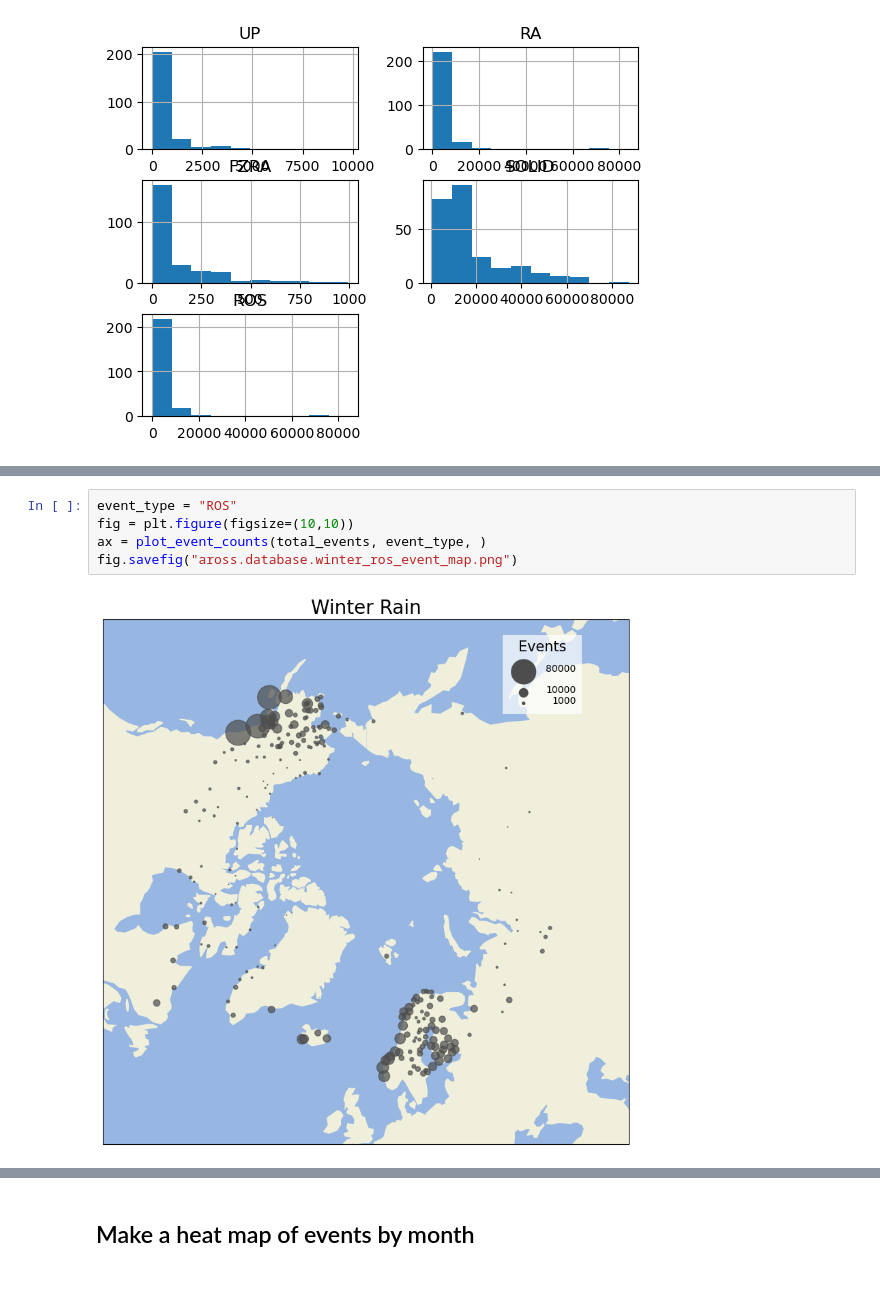
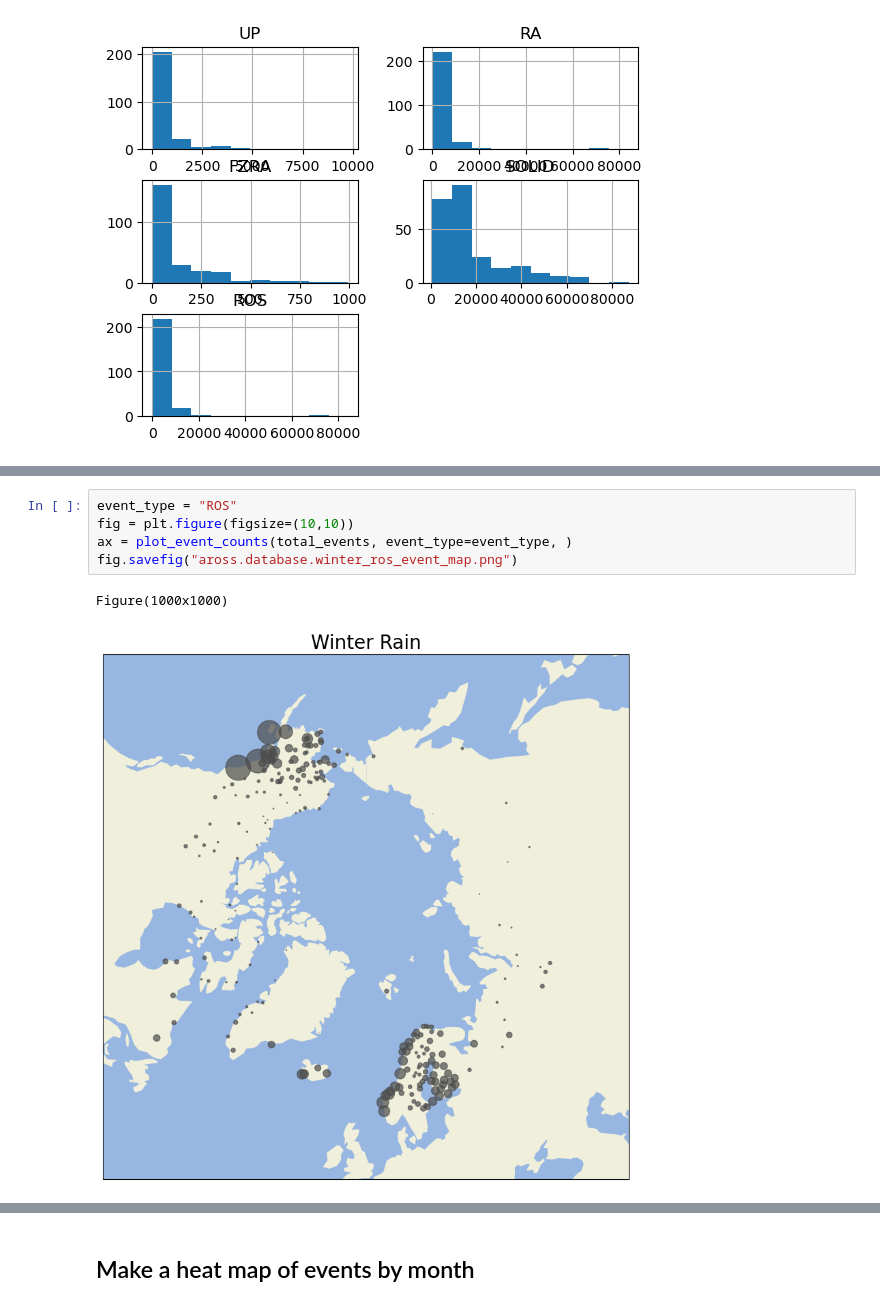
Before and after one commit to andypbarrett/rain_on_snow_database, a Jupyter notebook: notebooks/database_analysis.ipynb, the cells around one changed output, grey strips where cells are left out. Drawn from its saved outputs; the diff is of its cells as text.

```diff
--- a/notebooks/database_analysis.ipynb
+++ b/notebooks/database_analysis.ipynb
@@ -154,10 +177,11 @@ def plot_event_counts(df, event_type="ROS", title="",
 # %%
 event_type = "ROS"
 fig = plt.figure(figsize=(10,10))
-ax = plot_event_counts(total_events, event_type, )
+ax = plot_event_counts(total_events, event_type=event_type, )
 fig.savefig("aross.database.winter_ros_event_map.png")
 # %% [output]
+Figure(1000x1000)
-[figure, old version]
+[figure, new version]
 # %%
 event_type = "Total"
 fig = plt.figure(figsize=(10,10))
```
Also changed, not shown: parts of 14 cells of this notebook.
